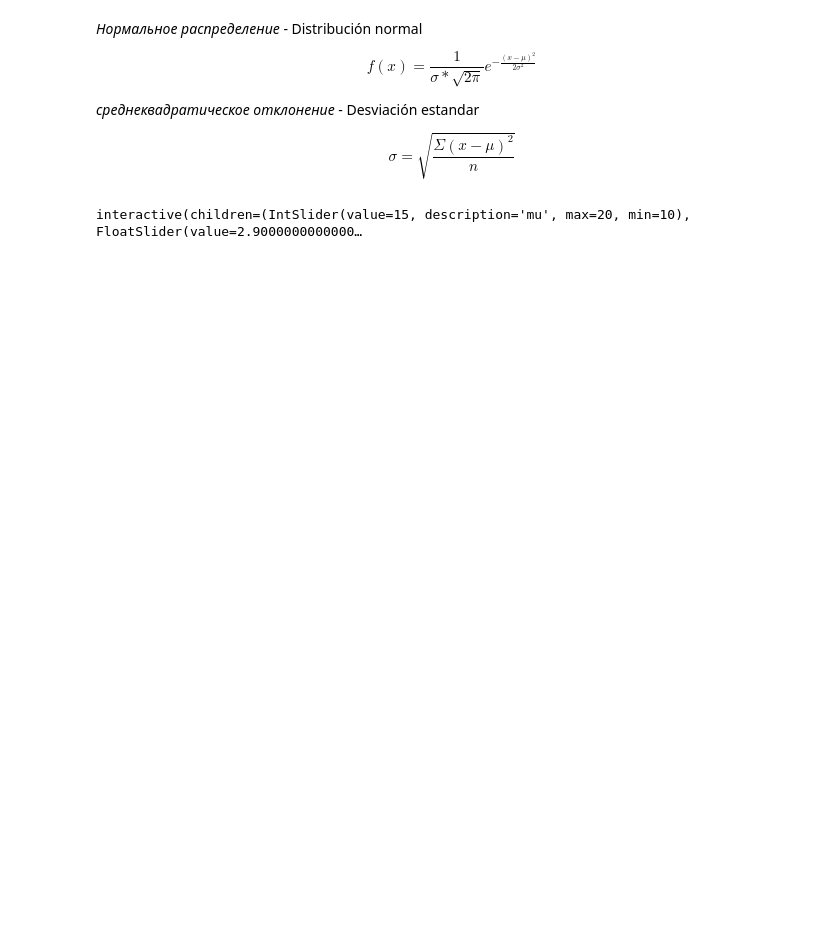
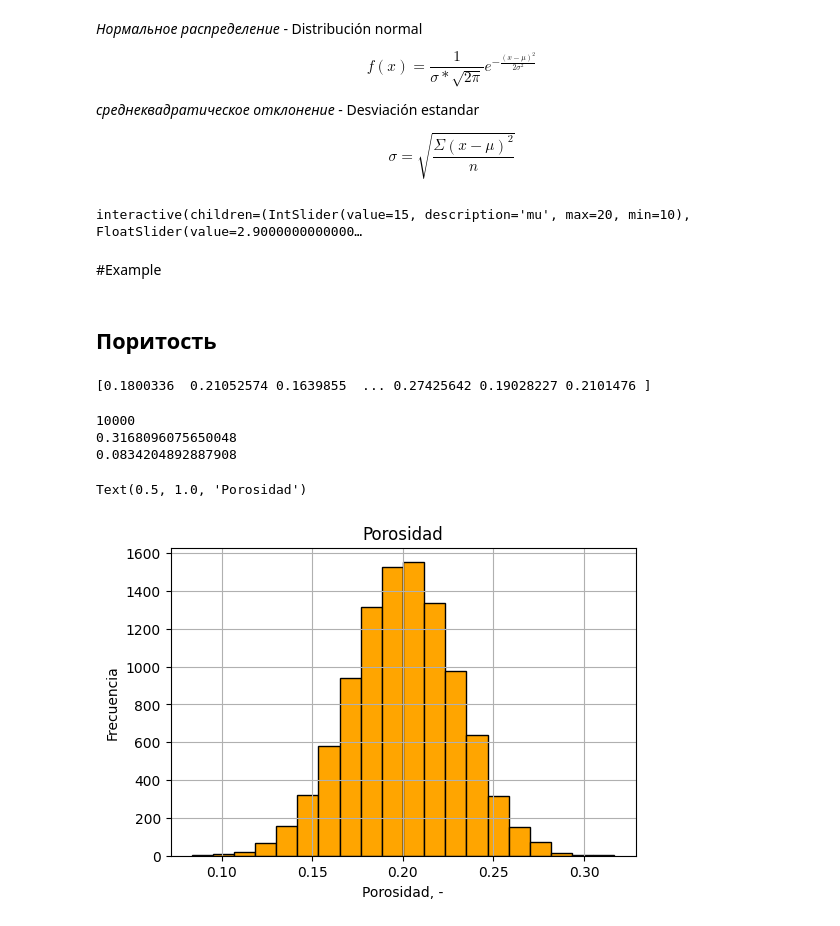
Before and after one commit to edisonc57/exercises, a Jupyter notebook: метод_Монте_Карло_Oil_and_Gas.ipynb, the cells around one changed output. Cells and saved outputs as stored; diff of their text form; code cells hidden in the pictures; blank space fills up the shorter version.

```diff
--- a/метод_Монте_Карло_Oil_and_Gas.ipynb
+++ b/метод_Монте_Карло_Oil_and_Gas.ipynb
@@ -64,3 +64,5 @@ Interactiva  = widgets.interactive(n_ras , sigma=(0.8, 5), mu=(10, 20))
 Interactiva
 # %% [output]
 interactive(children=(IntSlider(value=15, description='mu', max=20, min=10), FloatSlider(value=2.9000000000000…
+# %% [markdown]
+#Example
@@ -66,0 +76,28 @@ interactive(children=(IntSlider(value=15, description='mu', max=20, min=10), Flo
+# %% [markdown]
+## Поритость
+# %%
+mu = 0.2
+sigma = 0.03
+poro = np.random.normal(mu, sigma, 10000)
+print(poro)
+# %% [output]
+[0.1800336  0.21052574 0.1639855  ... 0.27425642 0.19028227 0.2101476 ]
+# %%
+print(len(poro))
+print(max(poro))
+print(min(poro))
+# %% [output]
+10000
+0.3168096075650048
+0.0834204892887908
+# %%
+fig, ax = plt.subplots(1, 1,dpi=100,figsize=(6,4))
+plt.hist(poro, bins=20
+         , density = False, ec="black", color='orange')
+plt.grid(True)
+plt.ylabel('Frecuencia')
+plt.xlabel('Porosidad, -')
+plt.title('Porosidad')
+# %% [output]
+Text(0.5, 1.0, 'Porosidad')
+[figure, added]
```
Also changed, not shown: parts of 2 cells of this notebook.
